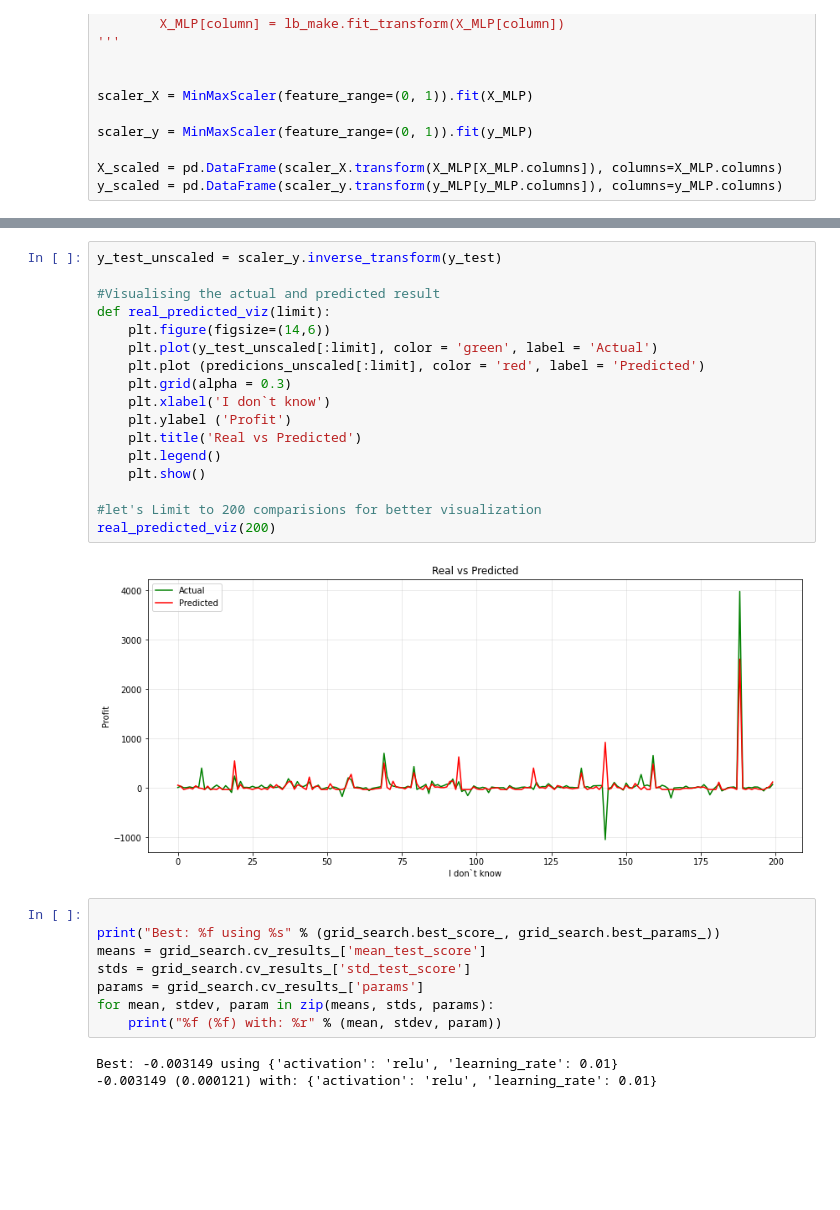
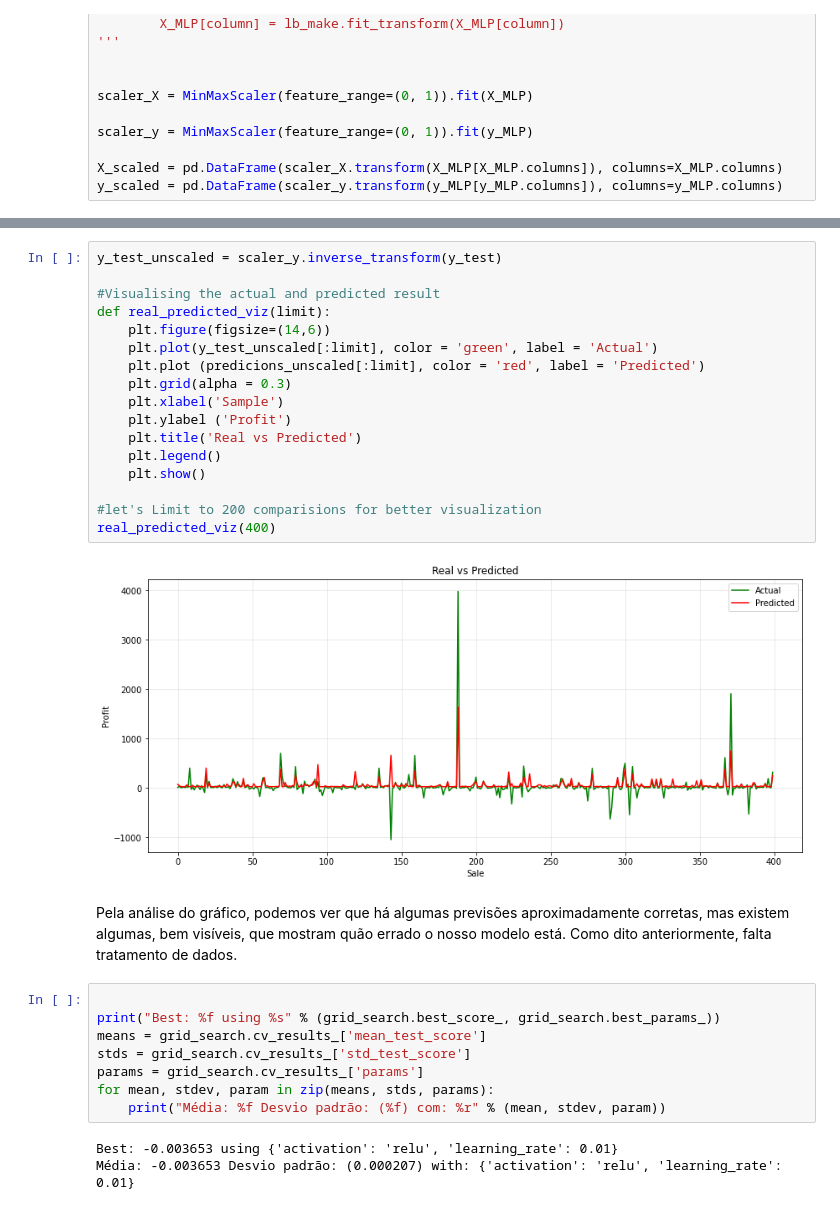
Before and after one commit to gonaloppcc/projetoDAA, a Jupyter notebook: melhor_grupo/neural_network.ipynb, the cells around one changed output, grey strips where cells are left out. Drawn from its saved outputs; the diff is of its cells as text; blank space fills up the shorter version.

```diff
--- a/melhor_grupo/neural_network.ipynb
+++ b/melhor_grupo/neural_network.ipynb
@@ -540,22 +540,25 @@ array([[ 53.039562 ],
 # %%
 y_test_unscaled = scaler_y.inverse_transform(y_test)
 
 #Visualising the actual and predicted result
 def real_predicted_viz(limit):
     plt.figure(figsize=(14,6))
     plt.plot(y_test_unscaled[:limit], color = 'green', label = 'Actual')
     plt.plot (predicions_unscaled[:limit], color = 'red', label = 'Predicted')
     plt.grid(alpha = 0.3)
-    plt.xlabel('I don`t know')
+    plt.xlabel('Sample')
     plt.ylabel ('Profit')
     plt.title('Real vs Predicted')
     plt.legend()
     plt.show()
 
 #let's Limit to 200 comparisions for better visualization
-real_predicted_viz(200)
+real_predicted_viz(400)
 # %% [output]
-[figure, old version]
+[figure, new version]
+# %% [markdown]
+Pela análise do gráfico, podemos ver que há algumas previsões aproximadamente corretas, mas existem algumas, bem visíveis, que mostram quão errado o nosso modelo está.
+Como dito anteriormente, falta tratamento de dados.
 # %%
 
 print("Best: %f using %s" % (grid_search.best_score_, grid_search.best_params_))
@@ -563,7 +566,7 @@ means = grid_search.cv_results_['mean_test_score']
 stds = grid_search.cv_results_['std_test_score']
 params = grid_search.cv_results_['params']
 for mean, stdev, param in zip(means, stds, params):
-    print("%f (%f) with: %r" % (mean, stdev, param))
+    print("Média: %f Desvio padrão: (%f) com: %r" % (mean, stdev, param))
 # %% [output]
-Best: -0.003149 using {'activation': 'relu', 'learning_rate': 0.01}
--0.003149 (0.000121) with: {'activation': 'relu', 'learning_rate': 0.01}
+Best: -0.003653 using {'activation': 'relu', 'learning_rate': 0.01}
+Média: -0.003653 Desvio padrão: (0.000207) with: {'activation': 'relu', 'learning_rate': 0.01}
```
Also changed, not shown: parts of 6 cells of this notebook.
